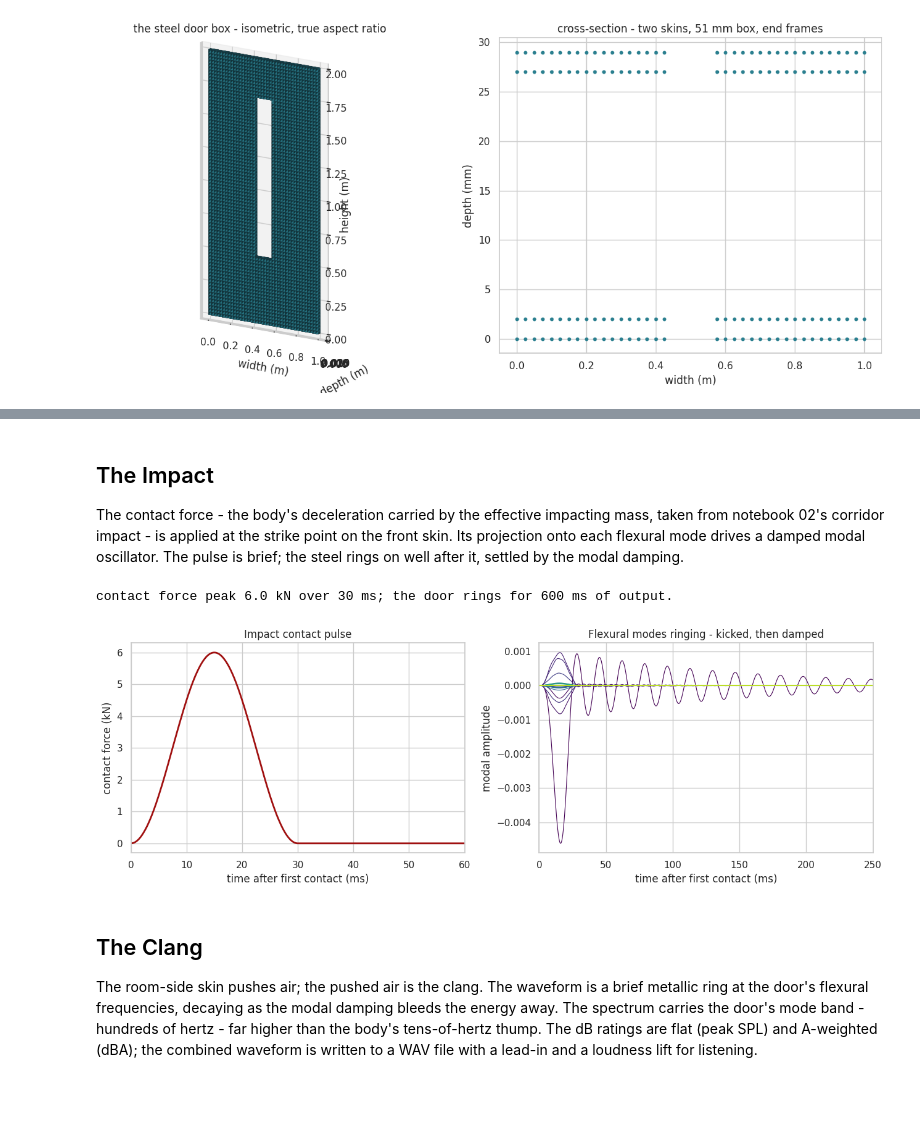
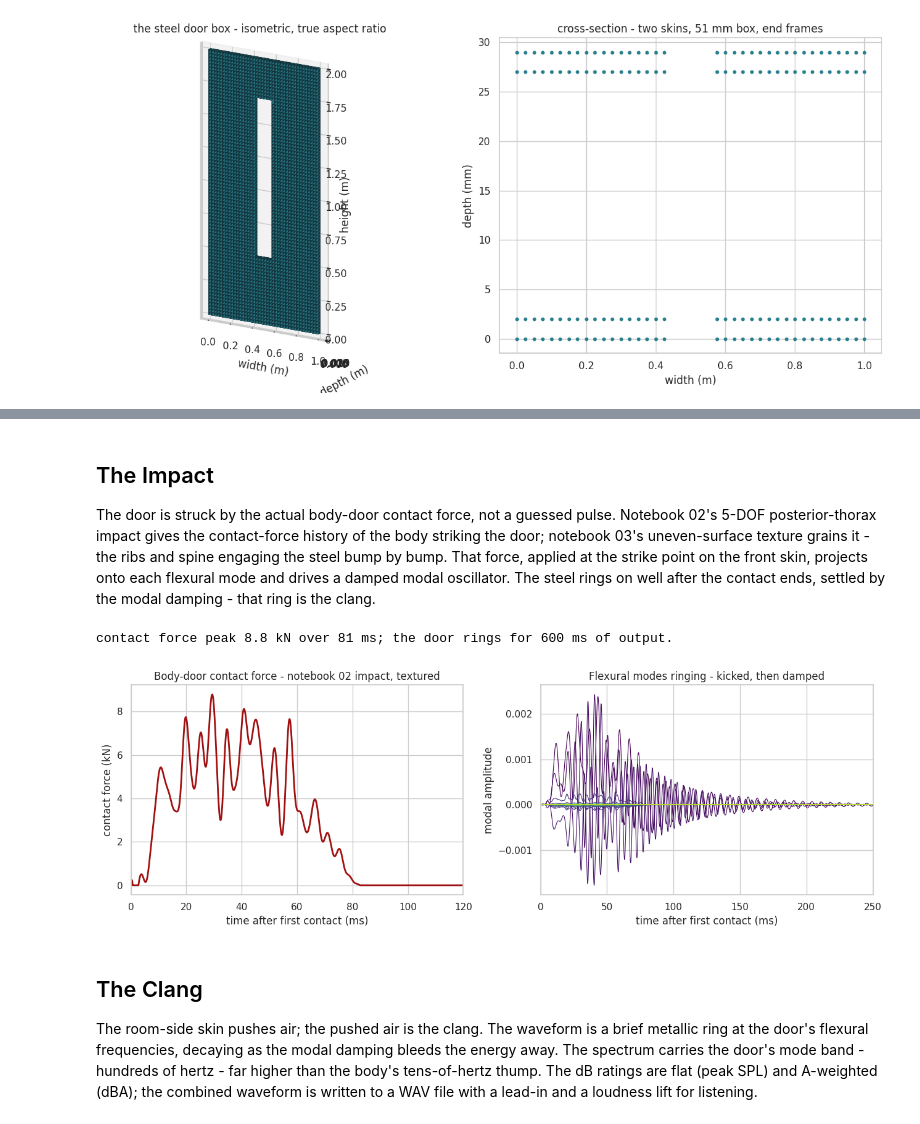
Before and after one commit to stellarshenson/henryk-simulations, a Jupyter notebook: notebooks/04-kj-sound-reconstruction-door-clang.ipynb, the cells around one changed output, grey strips where cells are left out. Saved outputs shown, nothing was run; the diff lists cells and outputs as text; code cells hidden in the pictures; blank space fills up the shorter version.

```diff
--- a/notebooks/04-kj-sound-reconstruction-door-clang.ipynb
+++ b/notebooks/04-kj-sound-reconstruction-door-clang.ipynb
@@ -243,38 +242,39 @@ Transforming over 1000 elements to C_CONTIGUOUS.
 # %% [markdown]
 ## The Impact
 
-The contact force - the body's deceleration carried by the effective impacting mass, taken from notebook 02's corridor impact - is applied at the strike point on the front skin. Its projection onto each flexural mode drives a damped modal oscillator. The pulse is brief; the steel rings on well after it, settled by the modal damping.
+The door is struck by the actual body-door contact force, not a guessed pulse. Notebook 02's 5-DOF posterior-thorax impact gives the contact-force history of the body striking the door; notebook 03's uneven-surface texture grains it - the ribs and spine engaging the steel bump by bump. That force, applied at the strike point on the front skin, projects onto each flexural mode and drives a damped modal oscillator. The steel rings on well after the contact ends, settled by the modal damping - that ring is the clang.
 # %%
 t, modal_q, modal_a, force = impact_response(fem, CFG)
 
+contact = t[force > 0.01 * force.max()]
 console.print(
     f"contact force peak [white]{force.max() / 1e3:.1f} kN[/white] over "
-    f"[white]{CFG.contact_time * 1e3:.0f} ms[/white]; the door rings for "
+    f"[white]{(contact.max() - contact.min()) * 1e3:.0f} ms[/white]; the door rings for "
     f"[white]{CFG.t_max * 1e3:.0f} ms[/white] of output."
 )
 
 fig, axes = plt.subplots(1, 2, figsize=(13, 4.5))
 ax = axes[0]
 ax.plot(t * 1e3, force / 1e3, color="#a01010", lw=2)
 ax.set_xlabel("time after first contact (ms)")
 ax.set_ylabel("contact force (kN)")
-ax.set_xlim(0, 60)
-ax.set_title("Impact contact pulse")
+ax.set_xlim(0, 120)
+ax.set_title("Body-door contact force - notebook 02 impact, textured")
 
 ax = axes[1]
 cols = plt.cm.viridis(np.linspace(0, 0.92, CFG.n_modes))
 for i in range(CFG.n_modes):
     ax.plot(t * 1e3, modal_q[i], color=cols[i], lw=0.8)
 ax.set_xlabel("time after first contact (ms)")
 ax.set_ylabel("modal amplitude")
 ax.set_xlim(0, 250)
 ax.set_title("Flexural modes ringing - kicked, then damped")
 fig.tight_layout()
 fig.savefig(FIG_DIR / "04-door-impact.png", dpi=140, bbox_inches="tight")
 plt.show()
 # %% [output]
-contact force peak 6.0 kN over 30 ms; the door rings for 600 ms of output.
+contact force peak 8.8 kN over 81 ms; the door rings for 600 ms of output.
-[figure, old version]
+[figure, new version]
 # %% [markdown]
 ## The Clang
 
```
Also changed, not shown: parts of 8 cells of this notebook, 7 other files.
